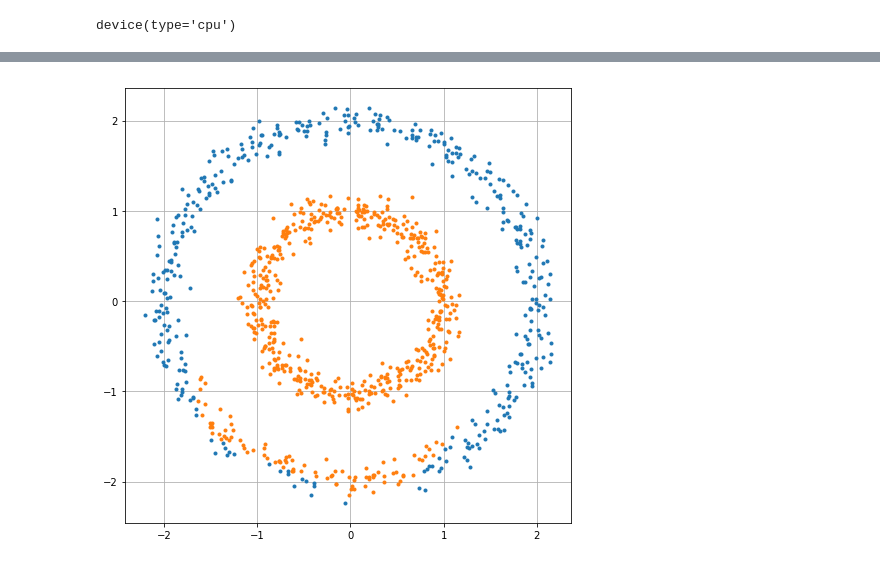
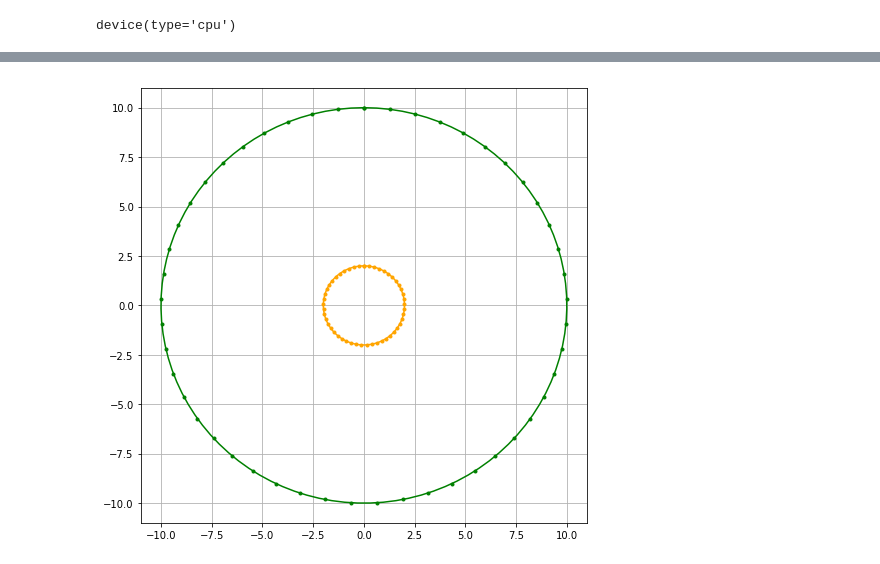
Before and after one commit to andriygav/EMprior, a Jupyter notebook: code/TorchModel.ipynb, the cells around one changed output, grey strips where cells are left out. Cells and saved outputs as stored; diff of their text form; code cells hidden in the pictures.

```diff
--- a/code/TorchModel.ipynb
+++ b/code/TorchModel.ipynb
@@ -136,11 +154,11 @@ class MixtureExpert:
 # %%
-N = 500
+N = 50
 n = 3
-r1 = 1
-r2 = 4
+r1 = 2
+r2 = 10
 phi = np.linspace(0, 2*np.pi, N)
-x = np.hstack([r1*np.sin(phi), r2*np.sin(phi)]) + 0.1*np.random.randn(2*N)
-y = np.hstack([r1*np.cos(phi), r2*np.cos(phi)]) + 0.1*np.random.randn(2*N)
+x = np.hstack([r1*np.sin(phi), r2*np.sin(phi)]) + 0.0*np.random.randn(2*N)
+y = np.hstack([r1*np.cos(phi), r2*np.cos(phi)]) + 0.0*np.random.randn(2*N)
 # x, y = shuffle(x, y)
 
 X = np.vstack([2*x, 2*y, np.ones_like(x)]).T
@@ -164,9 +182,9 @@ device(type='cpu')
 # %%
 K = 2
 
-HpMd = HyperModelNN(input_dim = n, hidden_dim = 5, output_dim = K, device = device)
+HpMd = HyperModelNN(input_dim = n, hidden_dim = 3, output_dim = K, device = device)
 model = MixtureExpert(n = n, K = K, beta = 1, HyperModel = HpMd, device = device)
 # %%
 %%time
-model.fit(X, Y, 5)
+model.fit(X, Y, 100, progress = tqdm)
 # %% [output]
@@ -189,0 +211,2 @@ tensor([[-0.0096, -0.0347,  4.0923],
+# %%
+CIRCLE = model.W.data.numpy()
@@ -198,9 +226,21 @@ print(model.beta)
 # %%
 idx = np.argmax(model.pZ.data.numpy(), axis = 1)
+t = np.linspace(0, 2*np.pi, 100)
+
+colors = ['orange', 'green', 'red', 'yelow', 'blue']
+
 for i in np.unique(idx):
-    _ = plt.plot(x[idx == i], y[idx == i], '.')
+    _ = plt.plot(x[idx == i], y[idx == i], '.', color = colors[i])
+
+    param = CIRCLE[i]
+    x0, y0 = param[:2]
+    r = (param[2] - param[1]**2 - param[0]**2)**0.5
+    x_plot = x0 + r*np.sin(t)
+    y_plot = y0 + r*np.cos(t)
+
+    _ = plt.plot(x_plot, y_plot, '-', color = colors[i])
 
 plt.grid()
 plt.show()
 # %% [output]
-[figure, old version]
+[figure, new version]
```
Also changed, not shown: parts of 13 cells of this notebook, 1 other file.
